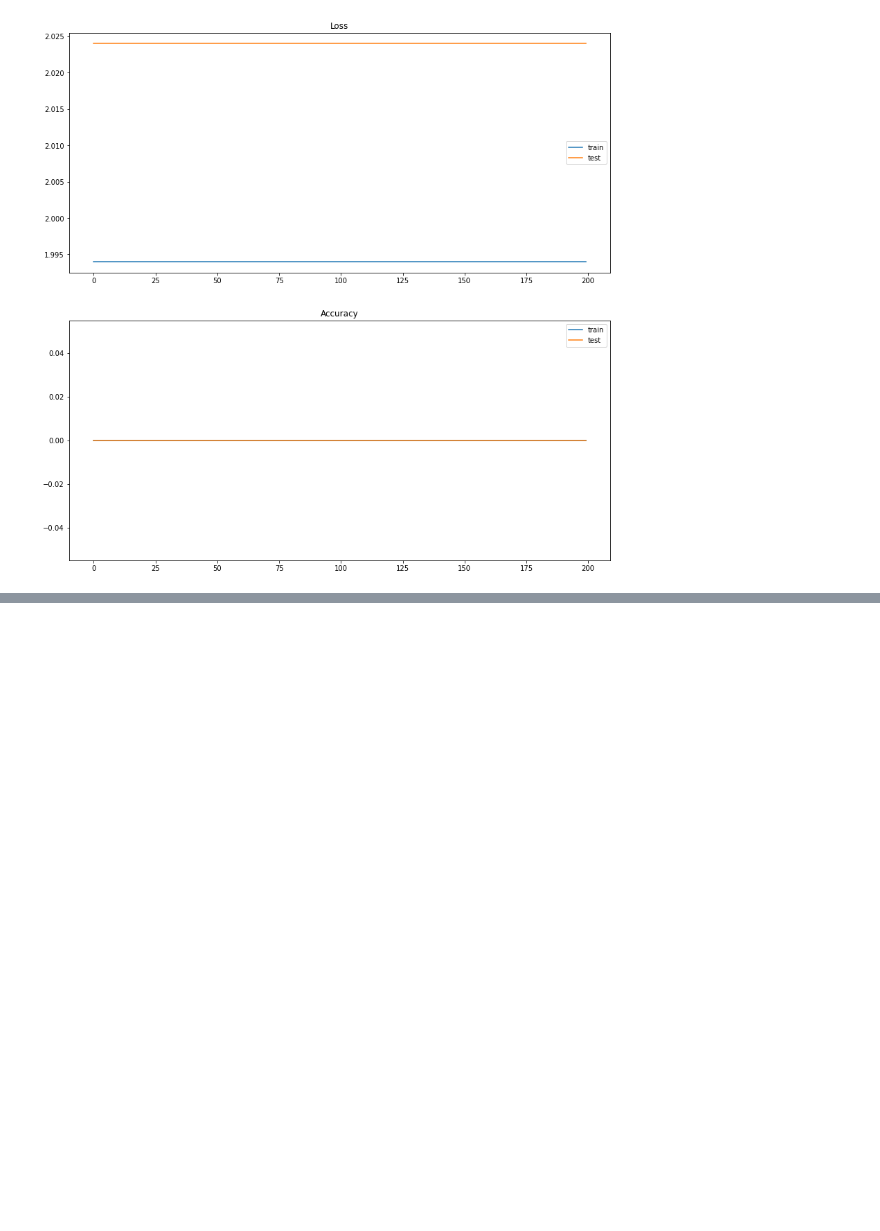
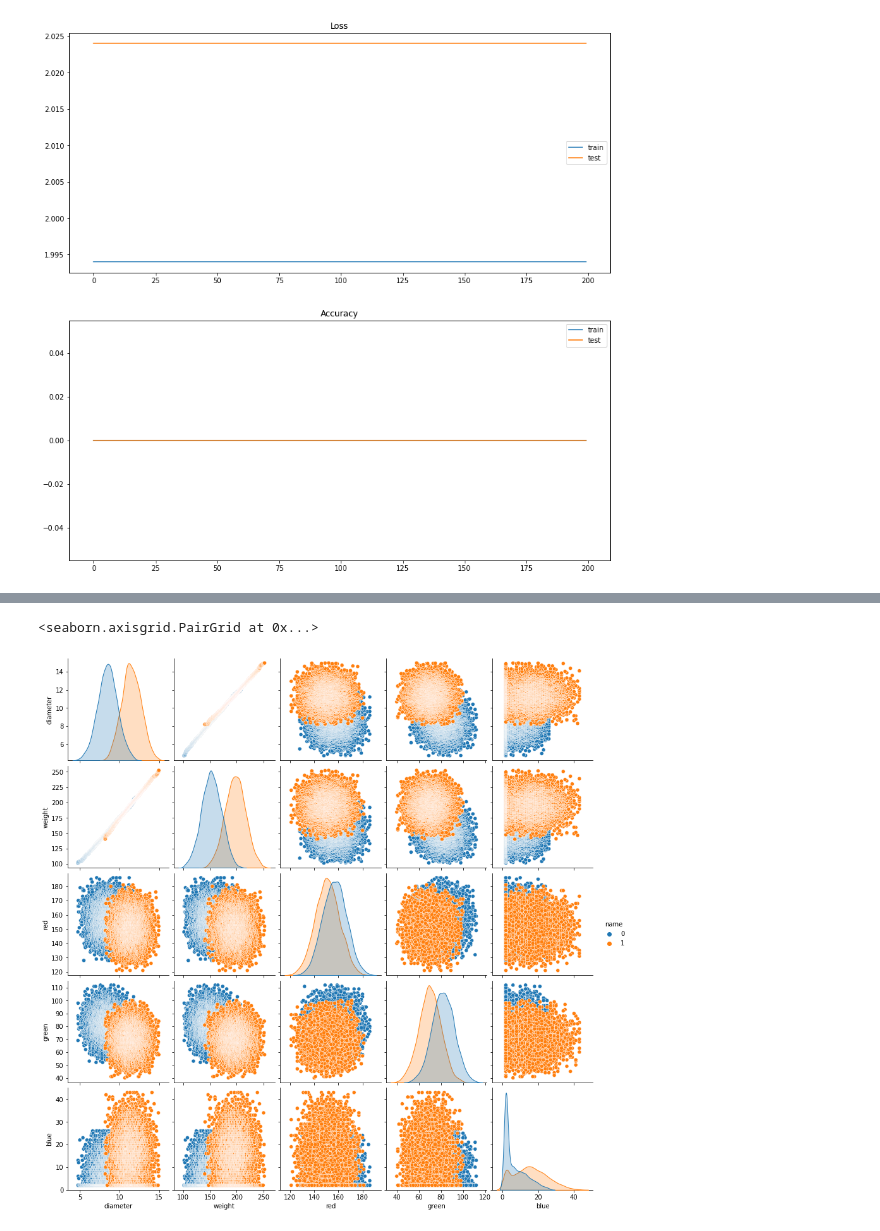
Before and after one commit to Vesna96/ArtificialNeuralNetworks, a Jupyter notebook: Domaci-3.ipynb, the cells around one changed output, grey strips where cells are left out. Cells and saved outputs as stored; diff of their text form; code cells hidden in the pictures; blank space fills up the shorter version.

```diff
--- a/Domaci-3.ipynb
+++ b/Domaci-3.ipynb
@@ -264,0 +325,5 @@ plt.show()
+# %%
+sns.pairplot(data_df,hue='name')
+# %% [output]
+<seaborn.axisgrid.PairGrid at 0x...>
+[figure, added]
```
Also changed, not shown: parts of 14 cells of this notebook.
